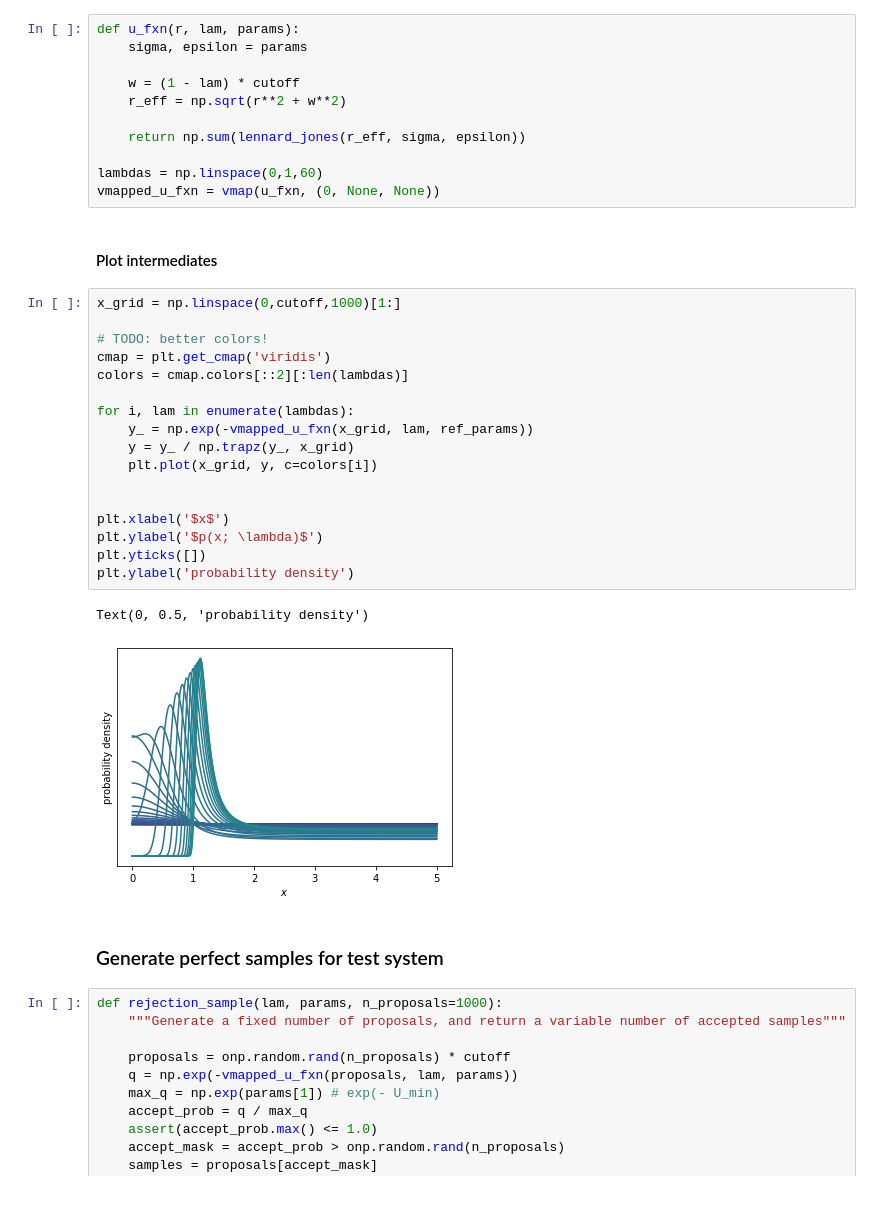
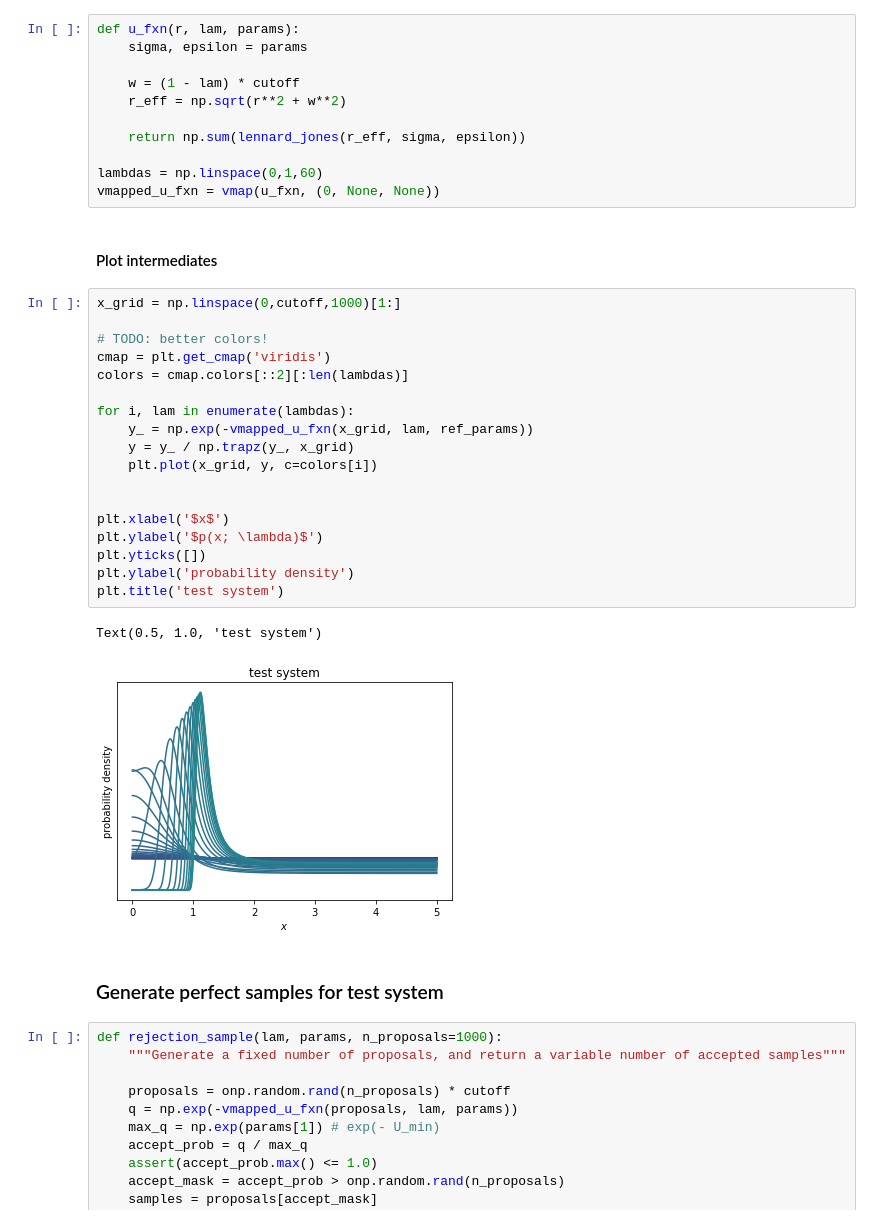
Before and after one commit to proteneer/timemachine, a Jupyter notebook: examples/free_energy_gradients_comparison/comparison_on_1d_system.ipynb, the cells around one changed output. Saved outputs shown, nothing was run; the diff lists cells and outputs as text.

```diff
--- a/examples/free_energy_gradients_comparison/comparison_on_1d_system.ipynb
+++ b/examples/free_energy_gradients_comparison/comparison_on_1d_system.ipynb
@@ -75,30 +75,31 @@ def u_fxn(r, lam, params):
 
 lambdas = np.linspace(0,1,60)
 vmapped_u_fxn = vmap(u_fxn, (0, None, None))
-# %% [markdown]
-#### Plot intermediates
+# %% [markdown]
+#### Plot intermediates
 # %%
 x_grid = np.linspace(0,cutoff,1000)[1:]
 
 # TODO: better colors!
 cmap = plt.get_cmap('viridis')
 colors = cmap.colors[::2][:len(lambdas)]
 
 for i, lam in enumerate(lambdas):
     y_ = np.exp(-vmapped_u_fxn(x_grid, lam, ref_params))
     y = y_ / np.trapz(y_, x_grid)
     plt.plot(x_grid, y, c=colors[i])
 
 
 plt.xlabel('$x$')
 plt.ylabel('$p(x; \lambda)$')
 plt.yticks([])
 plt.ylabel('probability density')
+plt.title('test system')
 # %% [output]
-Text(0, 0.5, 'probability density')
+Text(0.5, 1.0, 'test system')
-[figure, old version]
+[figure, new version]
-# %% [markdown]
-### Generate perfect samples for test system
+# %% [markdown]
+### Generate perfect samples for test system
 # %%
 def rejection_sample(lam, params, n_proposals=1000):
     """Generate a fixed number of proposals, and return a variable number of accepted samples"""
```
Also changed, not shown: parts of 35 cells of this notebook.
